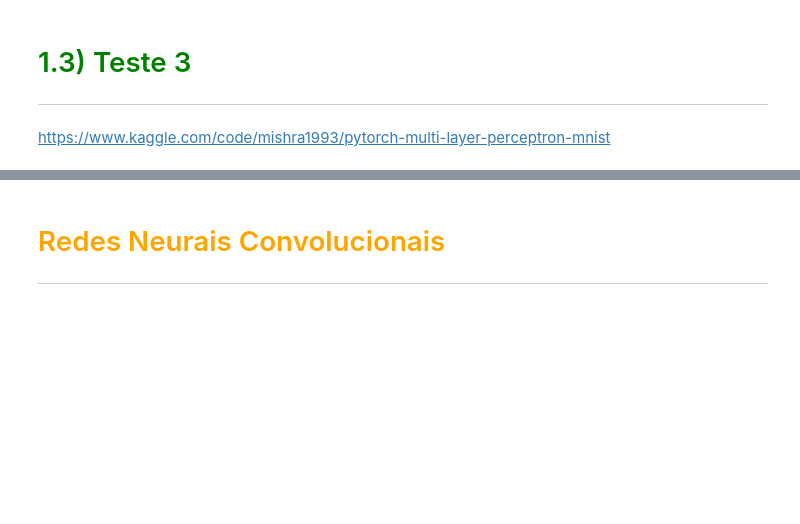
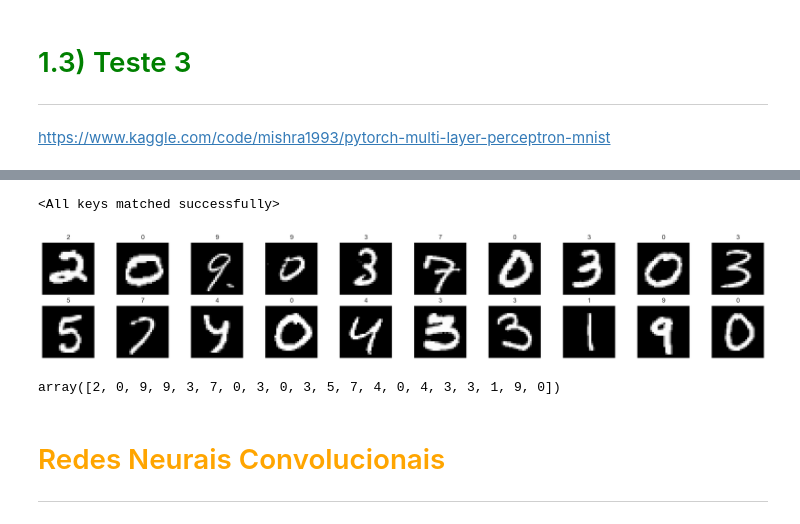
Before and after one commit to leonardovargas10/Pesquisa_Aplicada_Modelagem, a Jupyter notebook: Deep_Learning/01_Deep_Learning.ipynb, the cells around one changed output, grey strips where cells are left out. Cells and saved outputs as stored; diff of their text form; code cells hidden in the pictures; blank space fills up the shorter version.

```diff
--- a/Deep_Learning/01_Deep_Learning.ipynb
+++ b/Deep_Learning/01_Deep_Learning.ipynb
@@ -3184,0 +3924,30 @@ https://www.kaggle.com/code/mishra1993/pytorch-multi-layer-perceptron-mnist
+# %%
+model.load_state_dict(torch.load('model.pt'))
+# %% [output]
+<All keys matched successfully>
+# %%
+# obtain one batch of test images
+dataiter = iter(test_loader)
+images = next(dataiter)   # ← CORRETO
+
+# se estiver usando GPU:
+# images = images.to(device)
+
+# get sample outputs
+output = model(images)
+
+# convert output logits to predicted class
+_, preds = torch.max(output, 1)
+
+# bring to cpu if necessary
+images = images.cpu().numpy()
+
+# plot the images in the batch
+fig = plt.figure(figsize=(25, 4))
+
+for idx in np.arange(20):
+    ax = fig.add_subplot(2, 10, idx+1, xticks=[], yticks=[])
+    ax.imshow(np.squeeze(images[idx]), cmap='gray')
+    ax.set_title(str(preds[idx].item()))
+# %% [output]
+[figure, added]
@@ -3185,3 +3965,7 @@ https://www.kaggle.com/code/mishra1993/pytorch-multi-layer-perceptron-mnist
+# %%
+predictions[0]
+# %% [output]
+array([2, 0, 9, 9, 3, 7, 0, 3, 0, 3, 5, 7, 4, 0, 4, 3, 3, 1, 9, 0])
 # %% [markdown]
 # <font color='orange' style='font-size: 40px;'> Redes Neurais Convolucionais </font>
 <hr style='border: 2px solid orange;'>
```
Also changed, not shown: parts of 25 cells of this notebook, 1 other file.
